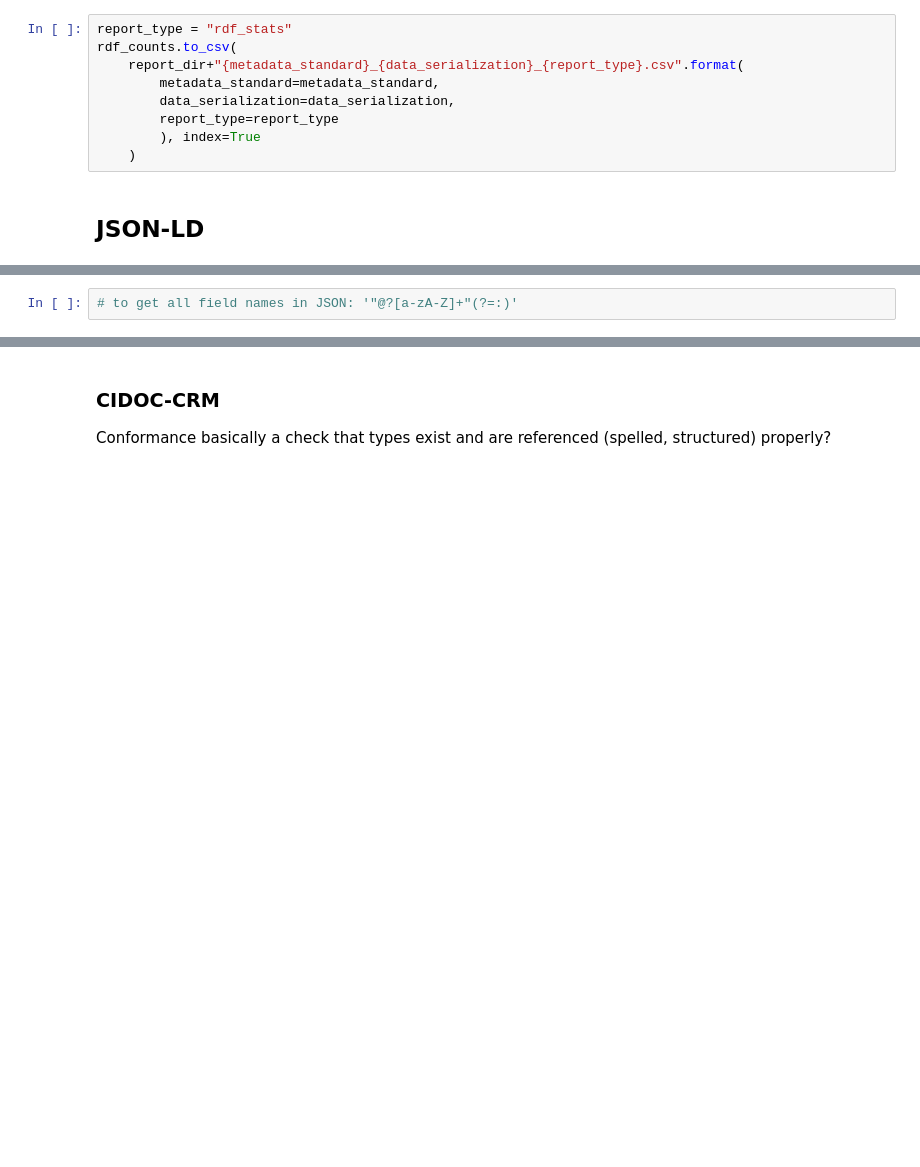
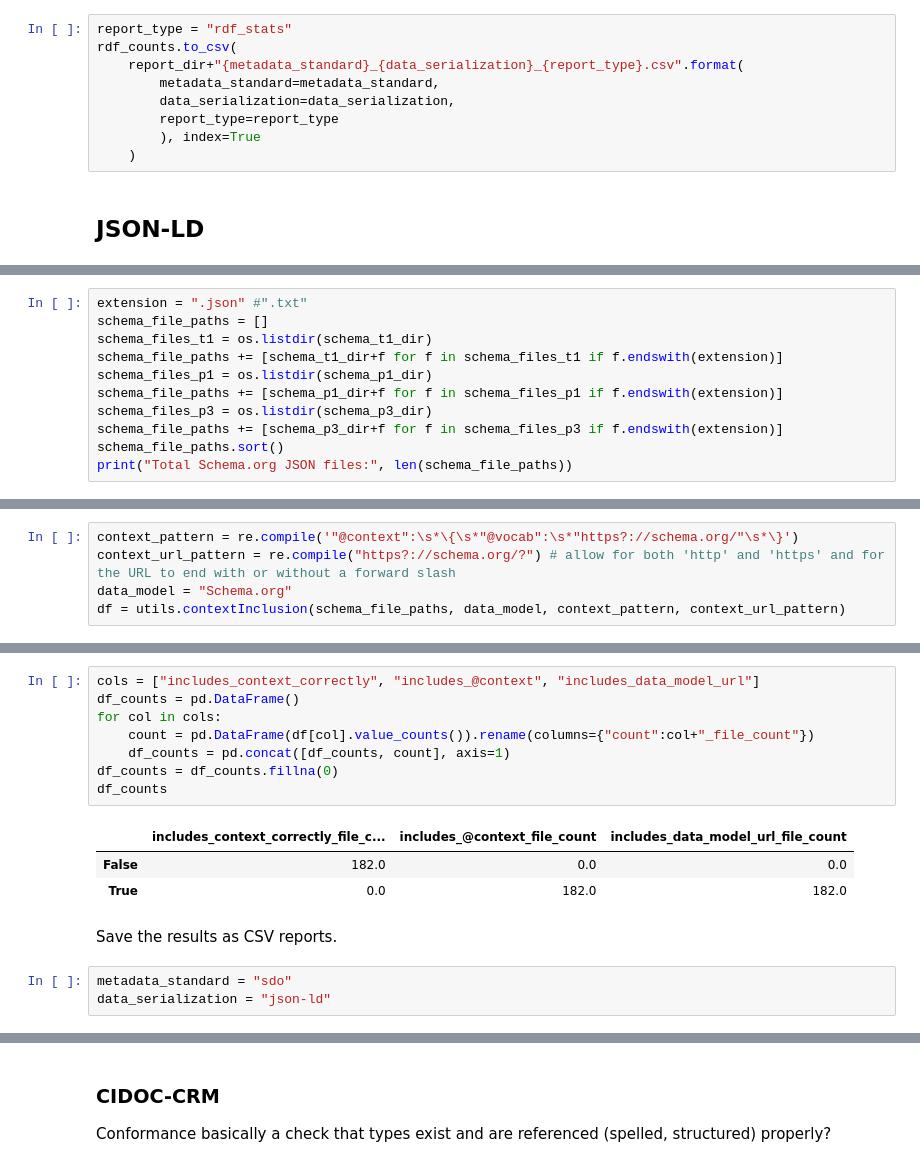
Before and after one commit to thegoose20/lada-eval, a Jupyter notebook: evaluation-conformance.ipynb, the cells around one changed output, grey strips where cells are left out. Cells and saved outputs as stored; diff of their text form; blank space fills up the shorter version.

Commit message:
Created conformance eval reports for schema.org

```diff
--- a/evaluation-conformance.ipynb
+++ b/evaluation-conformance.ipynb
@@ -390,0 +353,11 @@ Details: {'url': 'https://schema.org', 'cause': JsonLdError('Could not retrieve
+# %%
+extension = ".json" #".txt"
+schema_file_paths = []
+schema_files_t1 = os.listdir(schema_t1_dir)
+schema_file_paths += [schema_t1_dir+f for f in schema_files_t1 if f.endswith(extension)]
+schema_files_p1 = os.listdir(schema_p1_dir)
+schema_file_paths += [schema_p1_dir+f for f in schema_files_p1 if f.endswith(extension)]
+schema_files_p3 = os.listdir(schema_p3_dir)
+schema_file_paths += [schema_p3_dir+f for f in schema_files_p3 if f.endswith(extension)]
+schema_file_paths.sort()
+print("Total Schema.org JSON files:", len(schema_file_paths))
@@ -395 +380,6 @@ Conformance basically a check that types exist and are referenced (spelled, stru
+# %%
+context_pattern = re.compile('"@context":\s*\{\s*"@vocab":\s*"https?://schema.org/"\s*\}')
+context_url_pattern = re.compile("https?://schema.org/?") # allow for both 'http' and 'https' and for the URL to end with or without a forward slash
+data_model = "Schema.org"
+df = utils.contextInclusion(schema_file_paths, data_model, context_pattern, context_url_pattern)
 # %%
@@ -398,2 +421,17 @@ Conformance basically a check that types exist and are referenced (spelled, stru
-# %%
-# to get all field names in JSON: '"@?[a-zA-Z]+"(?=:)'
+# %%
+cols = ["includes_context_correctly", "includes_@context", "includes_data_model_url"]
+df_counts = pd.DataFrame()
+for col in cols:
+    count = pd.DataFrame(df[col].value_counts()).rename(columns={"count":col+"_file_count"})
+    df_counts = pd.concat([df_counts, count], axis=1)
+df_counts = df_counts.fillna(0)
+df_counts
+# %% [output]
+|  | includes_context_correctly_file_c... | includes_@context_file_count | includes_data_model_url_file_count |
+| False | 182.0 | 0.0 | 0.0 |
+| True | 0.0 | 182.0 | 182.0 |
+# %% [markdown]
+Save the results as CSV reports.
+# %%
+metadata_standard = "sdo"
+data_serialization = "json-ld"
```
Also changed, not shown: parts of 22 cells of this notebook, 1 other file.
